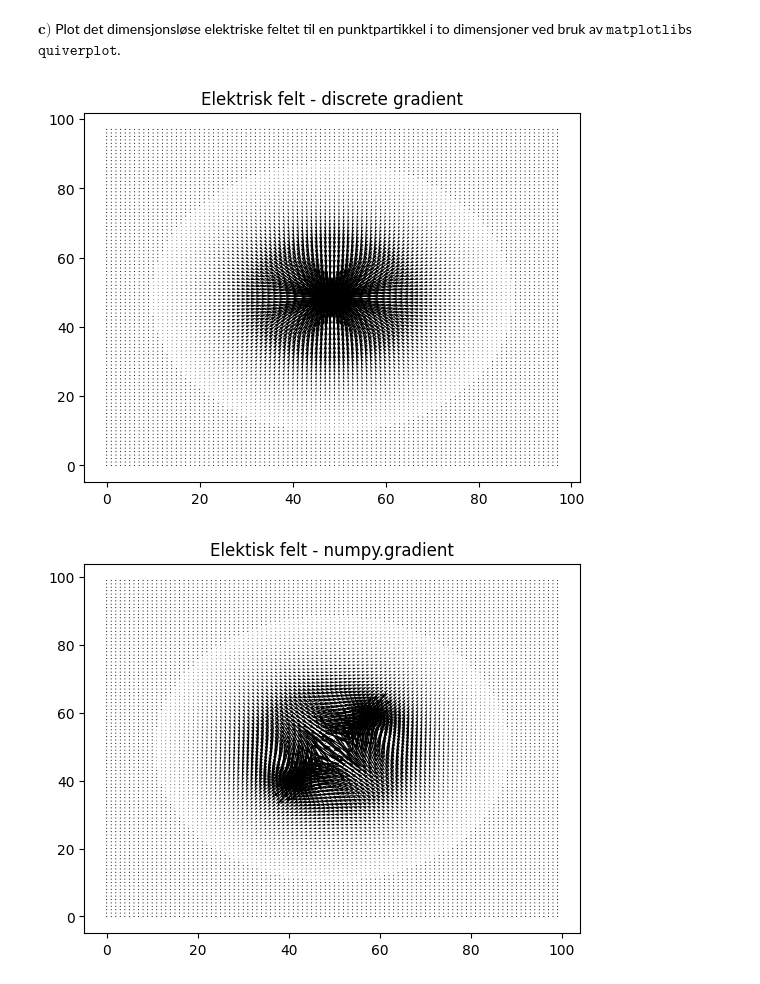
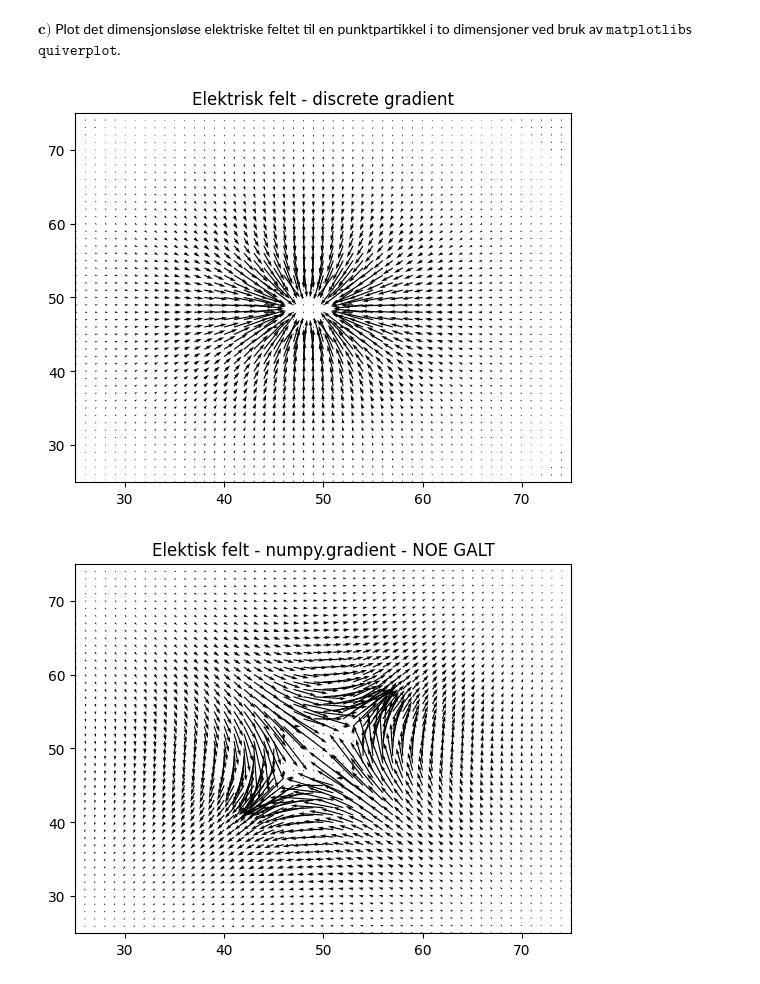
Before and after one commit to Kajrakso/ELMAG, a Jupyter notebook: øving3/Ex1 - Punktpartikkel.ipynb, the cells around one changed output. Drawn from its saved outputs; the diff is of its cells as text; code cells hidden in the pictures.

```diff
--- a/øving3/Ex1 - Punktpartikkel.ipynb
+++ b/øving3/Ex1 - Punktpartikkel.ipynb
@@ -152,32 +152,25 @@ def calculate_electric_field(xv, yv, potensial: np.ndarray) -> tuple[np.ndarray]
 # %% [markdown]
 $\textbf{c)}$ Plot det dimensjonsløse elektriske feltet til en punktpartikkel i to dimensjoner ved bruk av $\texttt{matplotlib}$s $\texttt{quiverplot}$.
 # %%
-from matplotlib.colors import Normalize
-import matplotlib.cm as cm
-
 # bruke calculate_electric_field fra b)
 def electric_field_quiver() -> None:
-    field_x, field_y = calculate_electric_field(xv, yv, V_tilde)
-
-    colors = np.sqrt(field_x**2+field_y**2)
-    norm = Normalize()
-    norm.autoscale(colors)
-    colormap = cm.inferno
-
     fig, ax = plt.subplots()
-    # ax.quiver( xv[1:-1,1:-1], yv[1:-1,1:-1], field_x, field_y, color="234")
-    ax.quiver(field_x, field_y)
+    ax.quiver(*calculate_electric_field(xv, yv, V_tilde), scale=1)
+    ax.set_ylim(25,75)
+    ax.set_xlim(25,75)
     ax.set_title("Elektrisk felt - discrete gradient")
 
 # Kan kanskje bruke np.gradient?
 def electric_field_quiver_numpy() -> None:
     fig, ax = plt.subplots()
     ax.quiver(*(-(np.array(np.gradient(V_tilde)))))             #! noe som ikke stemmer her
-    ax.set_title("Elektisk felt - numpy.gradient")
+    ax.set_ylim(25,75)
+    ax.set_xlim(25,75)
+    ax.set_title("Elektisk felt - numpy.gradient - NOE GALT")
 
 
 electric_field_quiver()
 electric_field_quiver_numpy()
 # %% [output]
-[figure, old version]
+[figure, new version]
-[figure, old version]
+[figure, new version]
```
